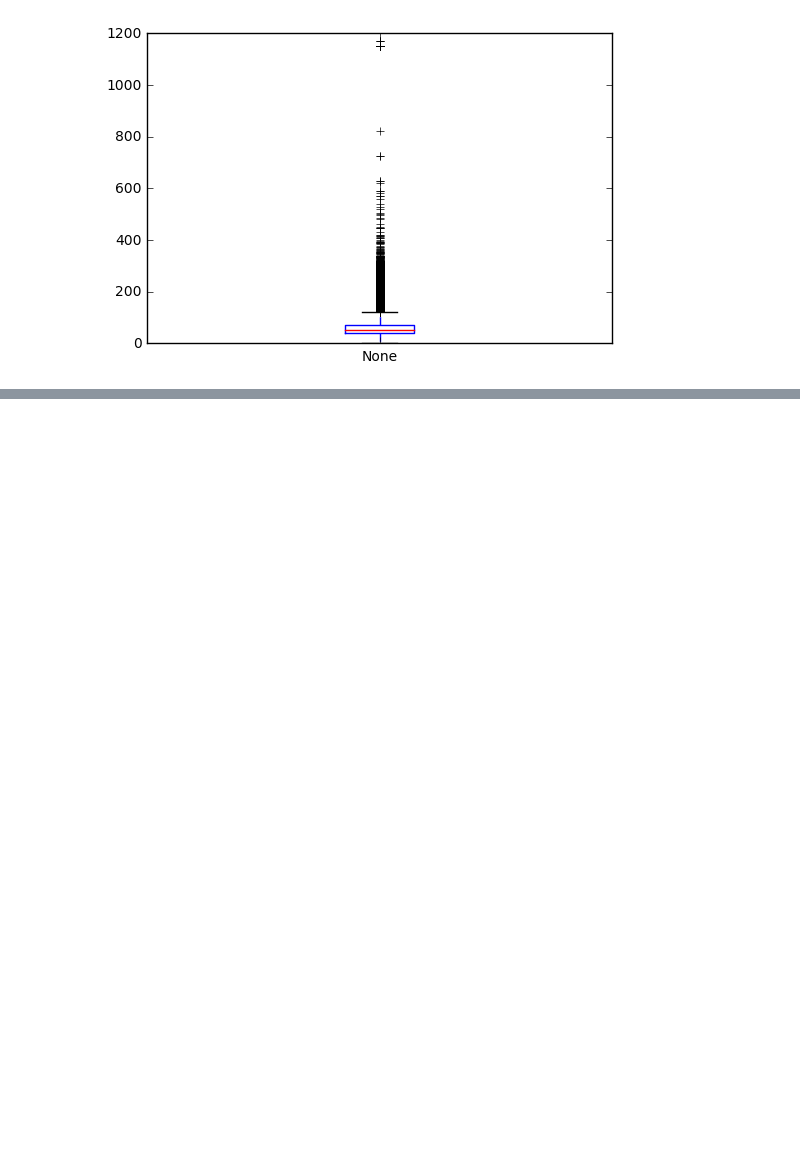
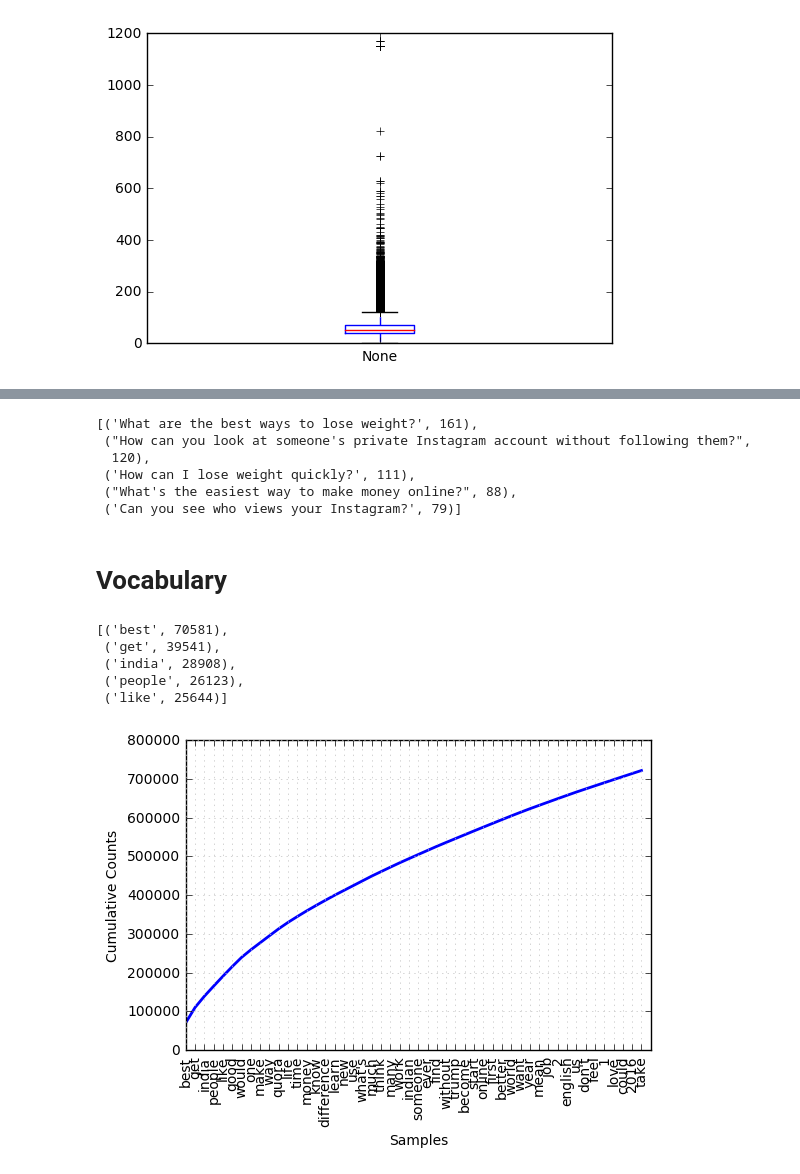
Before and after one commit to abevieiramota/kaggle-quora-question-pairs, a Jupyter notebook: notebook/1-avm-Exploratory Analysis.ipynb, the cells around one changed output, grey strips where cells are left out. Drawn from its saved outputs; the diff is of its cells as text; code cells hidden in the pictures; blank space fills up the shorter version.

```diff
--- a/notebook/1-avm-Exploratory Analysis.ipynb
+++ b/notebook/1-avm-Exploratory Analysis.ipynb
@@ -7,6 +7,8 @@ import numpy as np
 # Reading
 # %%
 train = pd.read_csv("../data/train.csv/train.csv", index_col='id', dtype={'is_duplicate': np.bool})
+
+train = train.fillna(' ')
 # %% [markdown]
 # Distribution
 # %%
@@ -53,0 +73,13 @@ all_questions.str.len().plot('box')
+# %%
+freqdist = FreqDist(all_questions)
+
+freqdist.most_common(5)
+# %% [output]
+[('What are the best ways to lose weight?', 161),
+ ("How can you look at someone's private Instagram account without following them?",
+  120),
+ ('How can I lose weight quickly?', 111),
+ ("What's the easiest way to make money online?", 88),
+ ('Can you see who views your Instagram?', 79)]
+# %% [markdown]
+# Vocabulary
@@ -53,0 +90,19 @@ all_questions.str.len().plot('box')
+# %%
+text = ' '.join(all_questions)
+
+tokenizer = RegexpTokenizer("[\w']+")
+stops = stopwords.words('english')
+
+freqdist = FreqDist(word for word in (word.lower() for word in tokenizer.tokenize(text)) if word not in stops)
+
+freqdist.most_common(5)
+# %% [output]
+[('best', 70581),
+ ('get', 39541),
+ ('india', 28908),
+ ('people', 26123),
+ ('like', 25644)]
+# %%
+freqdist.plot(50, cumulative=True)
+# %% [output]
+[figure, added]
```
Also changed, not shown: parts of 12 cells of this notebook.
